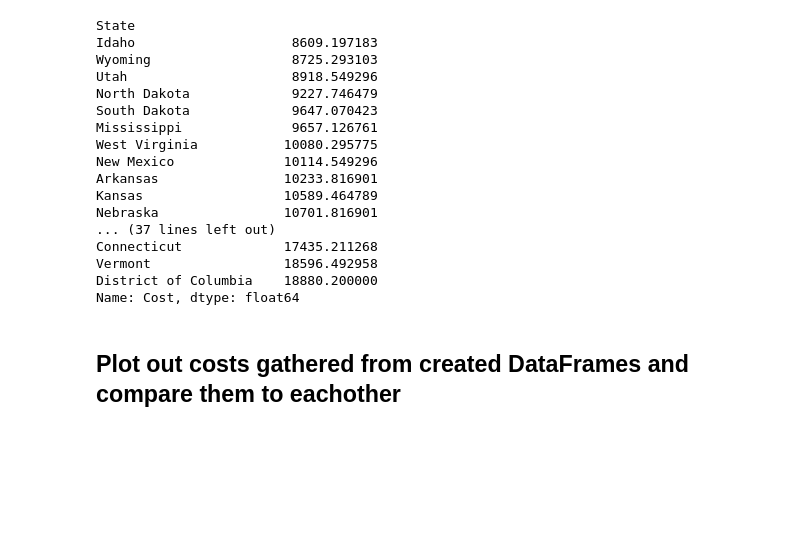
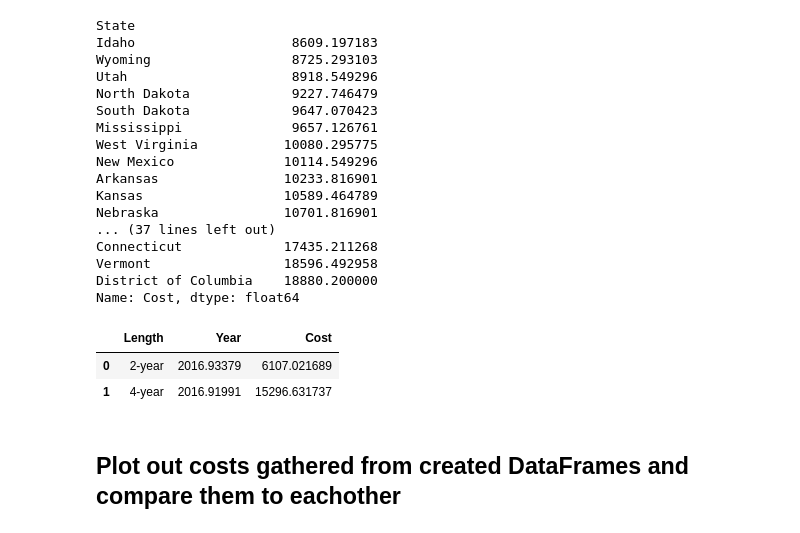
Before and after one commit to anthonybpino/Project-1-Undergrad-Student-Data, a Jupyter notebook: cost_state_2019_2021.ipynb, the cells around one changed output. Drawn from its saved outputs; the diff is of its cells as text; code cells hidden in the pictures; blank space fills up the shorter version.

Commit message:
Added Length of Study Average Cost

```diff
--- a/cost_state_2019_2021.ipynb
+++ b/cost_state_2019_2021.ipynb
@@ -211,6 +211,16 @@ Connecticut             17435.211268
 Vermont                 18596.492958
 District of Columbia    18880.200000
 Name: Cost, dtype: float64
+# %%
+### Nema added 4/8
+# Average cost on the length of study
+length_study = school_df.groupby(['Length']).mean().reset_index()
+length_study
+#plt.bar(length_study['Length'], length_study['Cost'], )
+# %% [output]
+|  | Length | Year | Cost |
+| 0 | 2-year | 2016.93379 | 6107.021689 |
+| 1 | 4-year | 2016.91991 | 15296.631737 |
 # %% [markdown]
 ## Plot out costs gathered from created DataFrames and compare them to eachother
 # %%
```
Also changed, not shown: parts of 31 cells of this notebook.
